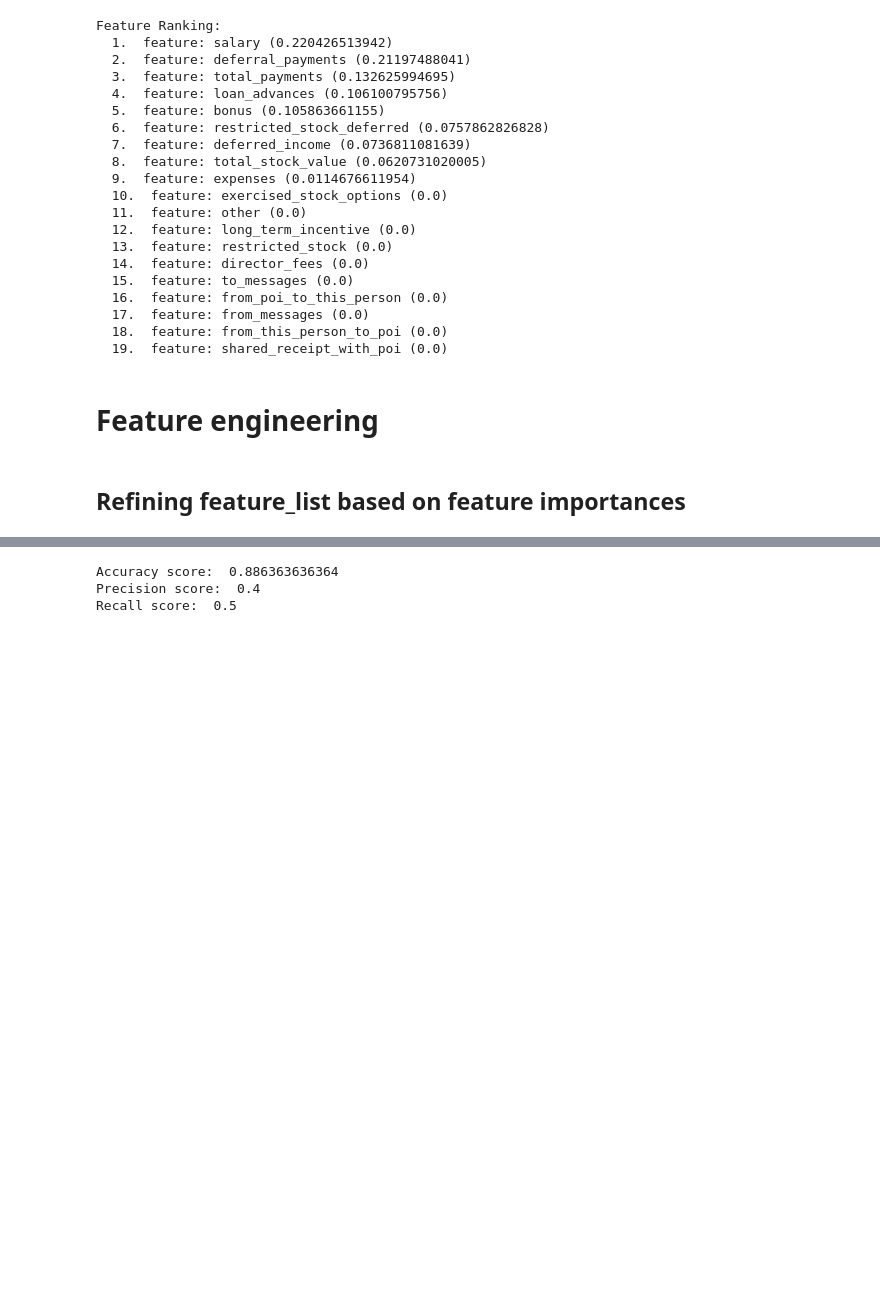
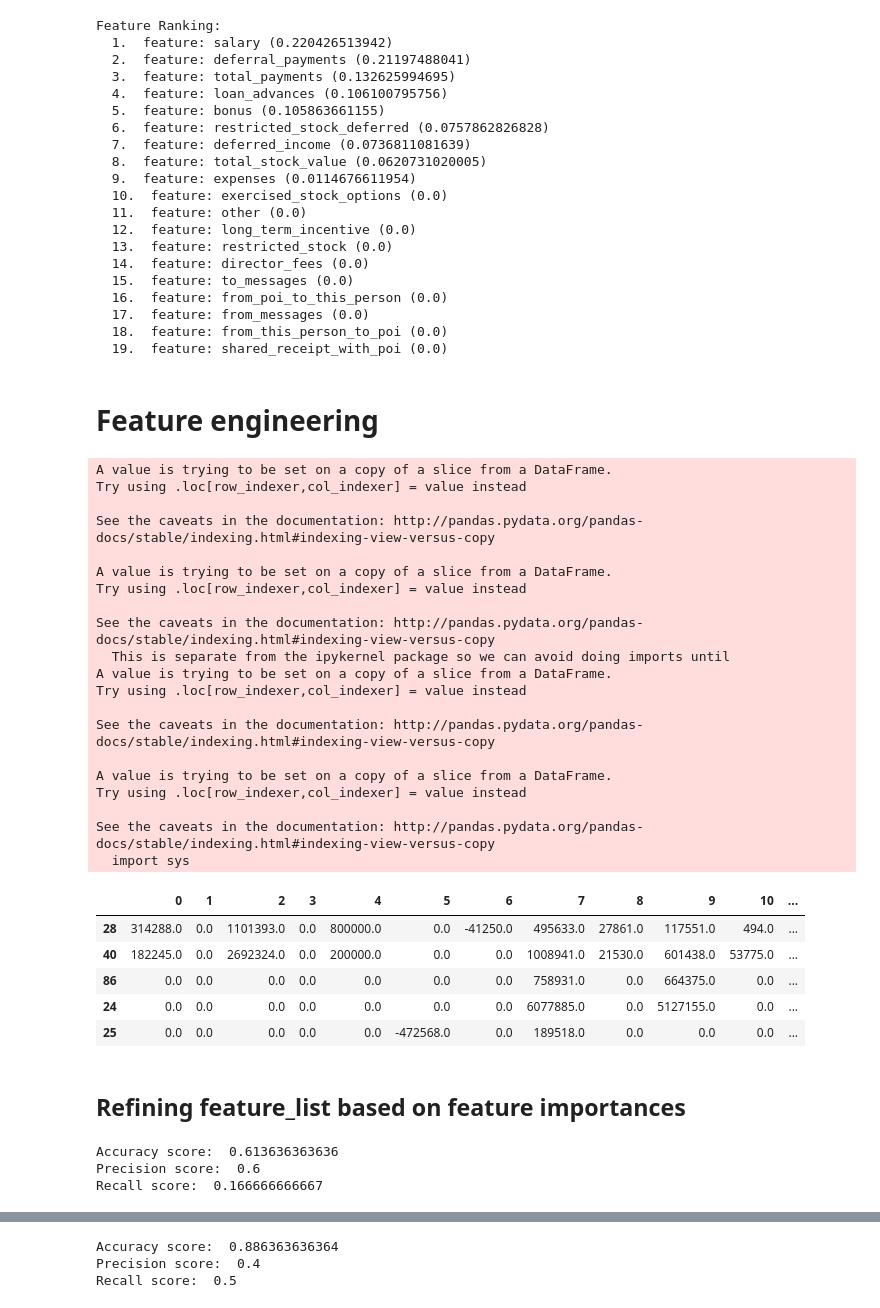
Before and after one commit to AmmarJawad/ud120-projects, a Jupyter notebook: final_project/project_submission.ipynb, the cells around one changed output, grey strips where cells are left out. Saved outputs shown, nothing was run; the diff lists cells and outputs as text; code cells hidden in the pictures; blank space fills up the shorter version.

Commit message:
Checkpoint save. Scores still not above .3

```diff
--- a/final_project/project_submission.ipynb
+++ b/final_project/project_submission.ipynb
@@ -140,16 +141,43 @@ Feature Ranking:
 # Feature engineering
 # %%
 # New feature is bonus/salary and null-values replaced by 0
-# features_train['bonus_salary_ratio'] = features_train.iloc[:, 5] / features_train.iloc[:, 1]
-# features_train['bonus_salary_ratio'] = np.nan_to_num(features_train['bonus_salary_ratio'])
+features_train['bonus_salary_ratio'] = features_train.loc[:, 5] / features_train.loc[:, 1]
+features_train['bonus_salary_ratio'] = np.nan_to_num(features_train['bonus_salary_ratio'])
 
 # Repeat same feature engineering for test data
-# features_test['bonus_salary_ratio'] = features_test.iloc[:, 5] / features_test.iloc[:, 1]
-# features_test['bonus_salary_ratio'] = np.nan_to_num(features_test['bonus_salary_ratio'])
+features_test['bonus_salary_ratio'] = features_test.loc[:, 5] / features_test.loc[:, 1]
+features_test['bonus_salary_ratio'] = np.nan_to_num(features_test['bonus_salary_ratio'])
 
-# features_train.head()
+features_train.head()
 
 # New feature proved to make my models perform worse. See explanation at the Q&A section at the end
+# %% [output]
+A value is trying to be set on a copy of a slice from a DataFrame.
+Try using .loc[row_indexer,col_indexer] = value instead
+
+See the caveats in the documentation: http://pandas.pydata.org/pandas-docs/stable/indexing.html#indexing-view-versus-copy
+
+A value is trying to be set on a copy of a slice from a DataFrame.
+Try using .loc[row_indexer,col_indexer] = value instead
+
+See the caveats in the documentation: http://pandas.pydata.org/pandas-docs/stable/indexing.html#indexing-view-versus-copy
+  This is separate from the ipykernel package so we can avoid doing imports until
+A value is trying to be set on a copy of a slice from a DataFrame.
+Try using .loc[row_indexer,col_indexer] = value instead
+
+See the caveats in the documentation: http://pandas.pydata.org/pandas-docs/stable/indexing.html#indexing-view-versus-copy
+
+A value is trying to be set on a copy of a slice from a DataFrame.
+Try using .loc[row_indexer,col_indexer] = value instead
+
+See the caveats in the documentation: http://pandas.pydata.org/pandas-docs/stable/indexing.html#indexing-view-versus-copy
+  import sys
+|  | 0 | 1 | 2 | 3 | 4 | 5 | 6 | 7 | 8 | 9 | 10 | ... |
+| 28 | 314288.0 | 0.0 | 1101393.0 | 0.0 | 800000.0 | 0.0 | -41250.0 | 495633.0 | 27861.0 | 117551.0 | 494.0 | ... |
+| 40 | 182245.0 | 0.0 | 2692324.0 | 0.0 | 200000.0 | 0.0 | 0.0 | 1008941.0 | 21530.0 | 601438.0 | 53775.0 | ... |
+| 86 | 0.0 | 0.0 | 0.0 | 0.0 | 0.0 | 0.0 | 0.0 | 758931.0 | 0.0 | 664375.0 | 0.0 | ... |
+| 24 | 0.0 | 0.0 | 0.0 | 0.0 | 0.0 | 0.0 | 0.0 | 6077885.0 | 0.0 | 5127155.0 | 0.0 | ... |
+| 25 | 0.0 | 0.0 | 0.0 | 0.0 | 0.0 | -472568.0 | 0.0 | 189518.0 | 0.0 | 0.0 | 0.0 | ... |
 # %% [markdown]
 ## Refining feature_list based on feature importances
 # %%
@@ -159 +187,34 @@ feature_list = ['poi', 'salary', 'deferral_payments', 'total_payments',
                ]
+# %%
+######################
+# KNearest Neighbour #
+######################
+
+clf = KNeighborsClassifier(p=1, weights='distance', leaf_size=19, algorithm='ball_tree', n_neighbors=2)
+
+# clf_tree_rscv = RandomizedSearchCV(clf, param_distributions=params, cv=70, n_iter=100, scoring='recall', n_jobs=-1, verbose=2)
+# clf_tree_rscv.fit(features_train, labels_train)
+# print clf_tree_rscv.best_params_
+# print clf_tree_rscv.best_score_
+
+clf.fit(features_train_scaled, labels_train)
+pred = clf.predict(features_test_scaled)
+
+# Classifier scores
+precision_score_knn = precision_score(pred, labels_test)
+recall_score_knn = recall_score(pred, labels_test)
+accuracy_score_knn = accuracy_score(pred, labels_test)
+
+print "Accuracy score: ", accuracy_score_tree
+print "Precision score: ", precision_score_tree
+print "Recall score: ", recall_score_tree
+
+# {'p': 1, 'weights': 'distance', 'leaf_size': 19, 'algorithm': 'ball_tree', 'n_neighbors': 2}
+# 0.09
+
+# Dumping classifier, my_dataset and features_list as .pkl files to be used in tester.py
+dump_classifier_and_data(clf, my_dataset, features_list)
+# %% [output]
+Accuracy score:  0.613636363636
+Precision score:  0.6
+Recall score:  0.166666666667
```
Also changed, not shown: parts of 5 cells of this notebook.
